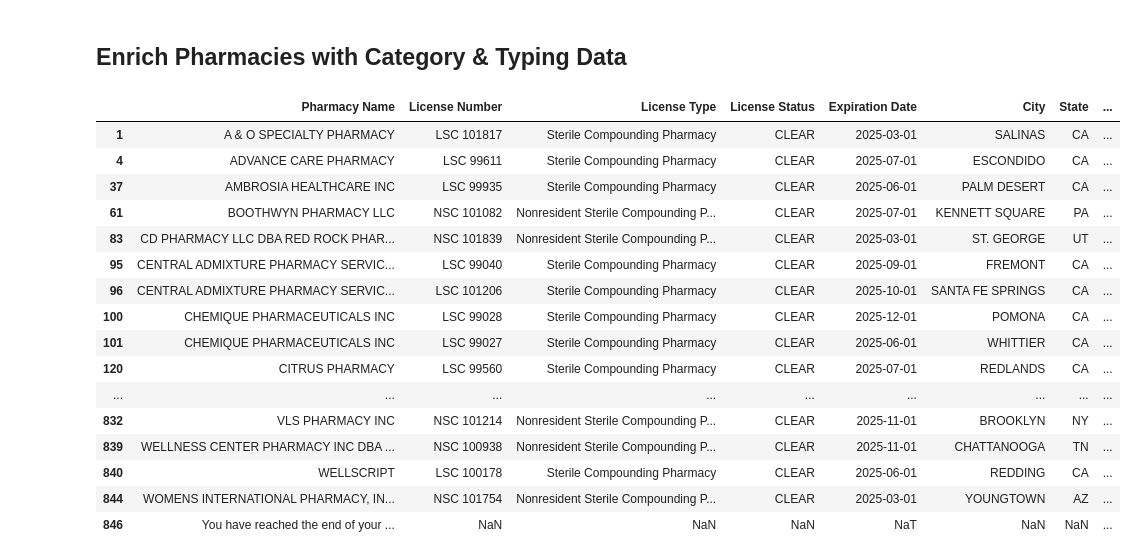
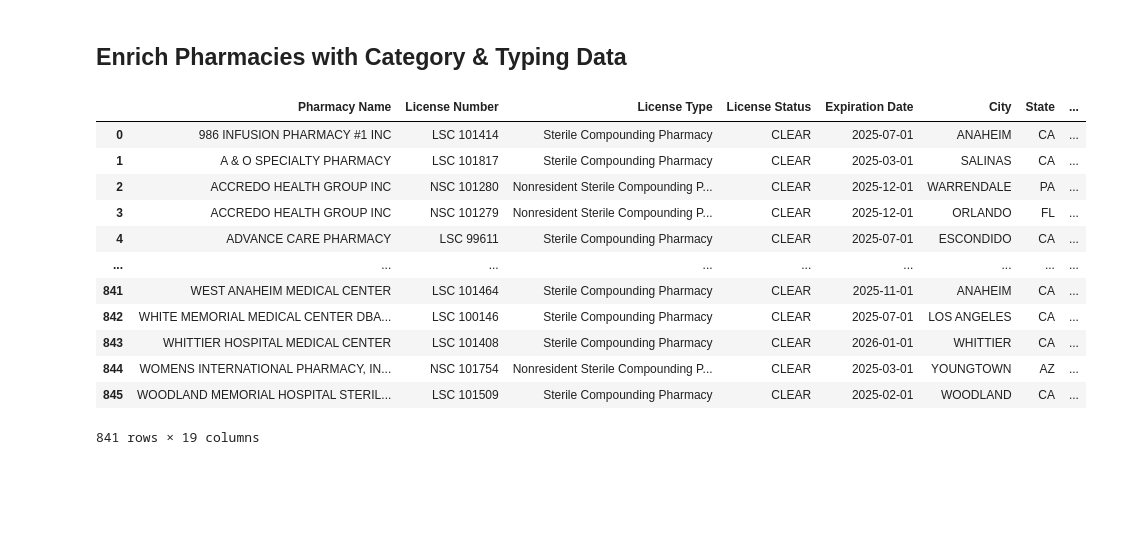
Before and after one commit to brittanyvl/California-Pharmacy-License-Dashboard, a Jupyter notebook: Notebooks/Enrichment.ipynb, the cells around one changed output. Cells and saved outputs as stored; diff of their text form; code cells hidden in the pictures; blank space fills up the shorter version.

Commit message:
Completd pharmacy ID

```diff
--- a/Notebooks/Enrichment.ipynb
+++ b/Notebooks/Enrichment.ipynb
@@ -562,3 +766,17 @@ def identify_pharmacies(df: pd.DataFrame) -> pd.DataFrame:
+# %%
+def identify_pharmacies(df: pd.DataFrame, verified_pharmacies: dict) -> pd.DataFrame:
+    # Ensure columns are filled based on the verified_pharmacies dictionary
+    def get_pharmacy_data(name, key):
+        return verified_pharmacies.get(name, {}).get(key, None)
+
+    df['Facility Type'] = df['Pharmacy Name'].apply(lambda name: get_pharmacy_data(name, 'facility type'))
+    df['Specialties'] = df['Pharmacy Name'].apply(lambda name: ', '.join(get_pharmacy_data(name, 'specialties') or []))
+    df['Conditions'] = df['Pharmacy Name'].apply(lambda name: ', '.join(get_pharmacy_data(name, 'conditions') or []))
+    df['Registered Outsourcer'] = df['Pharmacy Name'].apply(lambda name: get_pharmacy_data(name, 'registered outsourcer'))
+    df['Accreditations'] = df['Pharmacy Name'].apply(lambda name: ', '.join(get_pharmacy_data(name, 'accreditations') or []))
+    df['URL'] = df['Pharmacy Name'].apply(lambda name: get_pharmacy_data(name, 'url'))
+
+    return df
 # %%
 def categorize_pharmacies(df) -> pd.DataFrame:
 
@@ -572,30 +790,30 @@ def categorize_pharmacies(df) -> pd.DataFrame:
     df = identify_infusion_centers(df)
     df = identify_veterinary_only(df)
     df = identify_research_centers(df)
+    df = identify_pharmacies(df)
     return df
 # %%
+pharmacies = pharmacies[pharmacies['Pharmacy Name'] != "You have reached the end of your results"]
 pharmacies = categorize_pharmacies(pharmacies)
+
 
 # Filter rows where 'Facility Type' is either NaN or an empty string
 empty_facility_type = pharmacies[pharmacies['Facility Type'].isna() | (pharmacies['Facility Type'] == '')]
-
 # Display the result
 empty_facility_type
+
+pharmacies
 # %% [output]
 |  | Pharmacy Name | License Number | License Type | License Status | Expiration Date | City | State | ... |
+| 0 | 986 INFUSION PHARMACY #1 INC | LSC 101414 | Sterile Compounding Pharmacy | CLEAR | 2025-07-01 | ANAHEIM | CA | ... |
 | 1 | A & O SPECIALTY PHARMACY | LSC 101817 | Sterile Compounding Pharmacy | CLEAR | 2025-03-01 | SALINAS | CA | ... |
+| 2 | ACCREDO HEALTH GROUP INC | NSC 101280 | Nonresident Sterile Compounding P... | CLEAR | 2025-12-01 | WARRENDALE | PA | ... |
+| 3 | ACCREDO HEALTH GROUP INC | NSC 101279 | Nonresident Sterile Compounding P... | CLEAR | 2025-12-01 | ORLANDO | FL | ... |
 | 4 | ADVANCE CARE PHARMACY | LSC 99611 | Sterile Compounding Pharmacy | CLEAR | 2025-07-01 | ESCONDIDO | CA | ... |
-| 37 | AMBROSIA HEALTHCARE INC | LSC 99935 | Sterile Compounding Pharmacy | CLEAR | 2025-06-01 | PALM DESERT | CA | ... |
-| 61 | BOOTHWYN PHARMACY LLC | NSC 101082 | Nonresident Sterile Compounding P... | CLEAR | 2025-07-01 | KENNETT SQUARE | PA | ... |
-| 83 | CD PHARMACY LLC DBA RED ROCK PHAR... | NSC 101839 | Nonresident Sterile Compounding P... | CLEAR | 2025-03-01 | ST. GEORGE | UT | ... |
-| 95 | CENTRAL ADMIXTURE PHARMACY SERVIC... | LSC 99040 | Sterile Compounding Pharmacy | CLEAR | 2025-09-01 | FREMONT | CA | ... |
-| 96 | CENTRAL ADMIXTURE PHARMACY SERVIC... | LSC 101206 | Sterile Compounding Pharmacy | CLEAR | 2025-10-01 | SANTA FE SPRINGS | CA | ... |
-| 100 | CHEMIQUE PHARMACEUTICALS INC | LSC 99028 | Sterile Compounding Pharmacy | CLEAR | 2025-12-01 | POMONA | CA | ... |
-| 101 | CHEMIQUE PHARMACEUTICALS INC | LSC 99027 | Sterile Compounding Pharmacy | CLEAR | 2025-06-01 | WHITTIER | CA | ... |
-| 120 | CITRUS PHARMACY | LSC 99560 | Sterile Compounding Pharmacy | CLEAR | 2025-07-01 | REDLANDS | CA | ... |
 | ... | ... | ... | ... | ... | ... | ... | ... | ... |
-| 832 | VLS PHARMACY INC | NSC 101214 | Nonresident Sterile Compounding P... | CLEAR | 2025-11-01 | BROOKLYN | NY | ... |
-| 839 | WELLNESS CENTER PHARMACY INC DBA ... | NSC 100938 | Nonresident Sterile Compounding P... | CLEAR | 2025-11-01 | CHATTANOOGA | TN | ... |
-| 840 | WELLSCRIPT | LSC 100178 | Sterile Compounding Pharmacy | CLEAR | 2025-06-01 | REDDING | CA | ... |
+| 841 | WEST ANAHEIM MEDICAL CENTER | LSC 101464 | Sterile Compounding Pharmacy | CLEAR | 2025-11-01 | ANAHEIM | CA | ... |
+| 842 | WHITE MEMORIAL MEDICAL CENTER DBA... | LSC 100146 | Sterile Compounding Pharmacy | CLEAR | 2025-07-01 | LOS ANGELES | CA | ... |
+| 843 | WHITTIER HOSPITAL MEDICAL CENTER | LSC 101408 | Sterile Compounding Pharmacy | CLEAR | 2026-01-01 | WHITTIER | CA | ... |
 | 844 | WOMENS INTERNATIONAL PHARMACY, IN... | NSC 101754 | Nonresident Sterile Compounding P... | CLEAR | 2025-03-01 | YOUNGTOWN | AZ | ... |
-| 846 | You have reached the end of your ... | NaN | NaN | NaN | NaT | NaN | NaN | ... |
+| 845 | WOODLAND MEMORIAL HOSPITAL STERIL... | LSC 101509 | Sterile Compounding Pharmacy | CLEAR | 2025-02-01 | WOODLAND | CA | ... |
+841 rows × 19 columns
```
Also changed, not shown: parts of 3 cells of this notebook.
